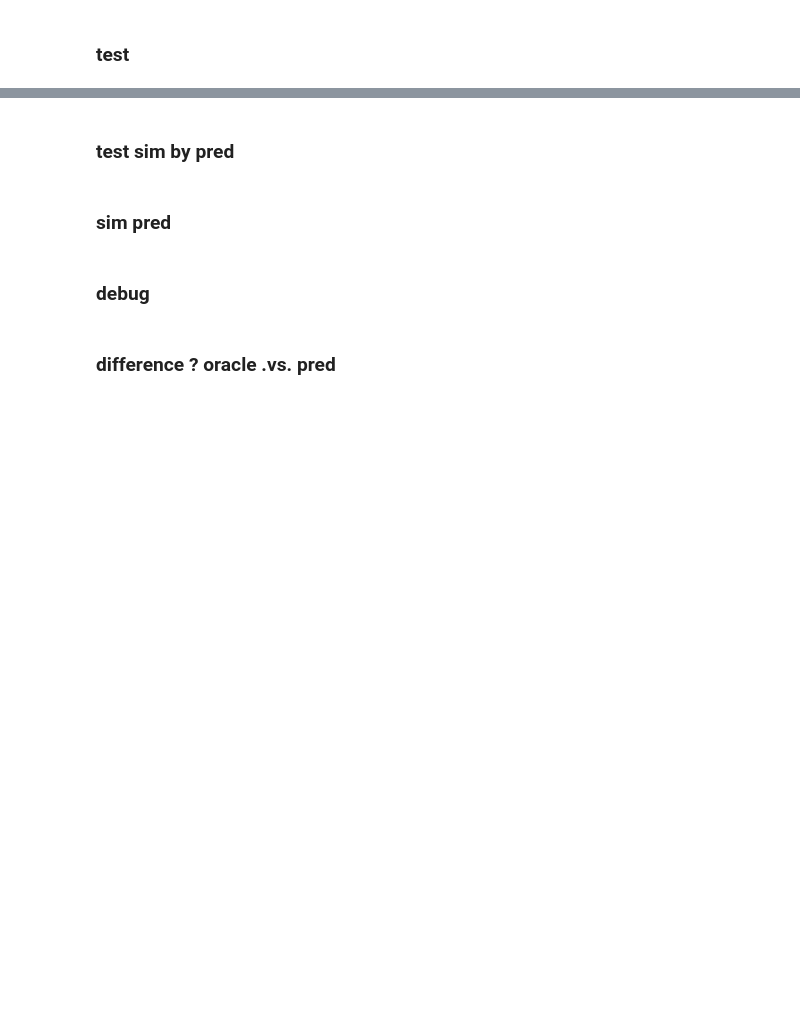
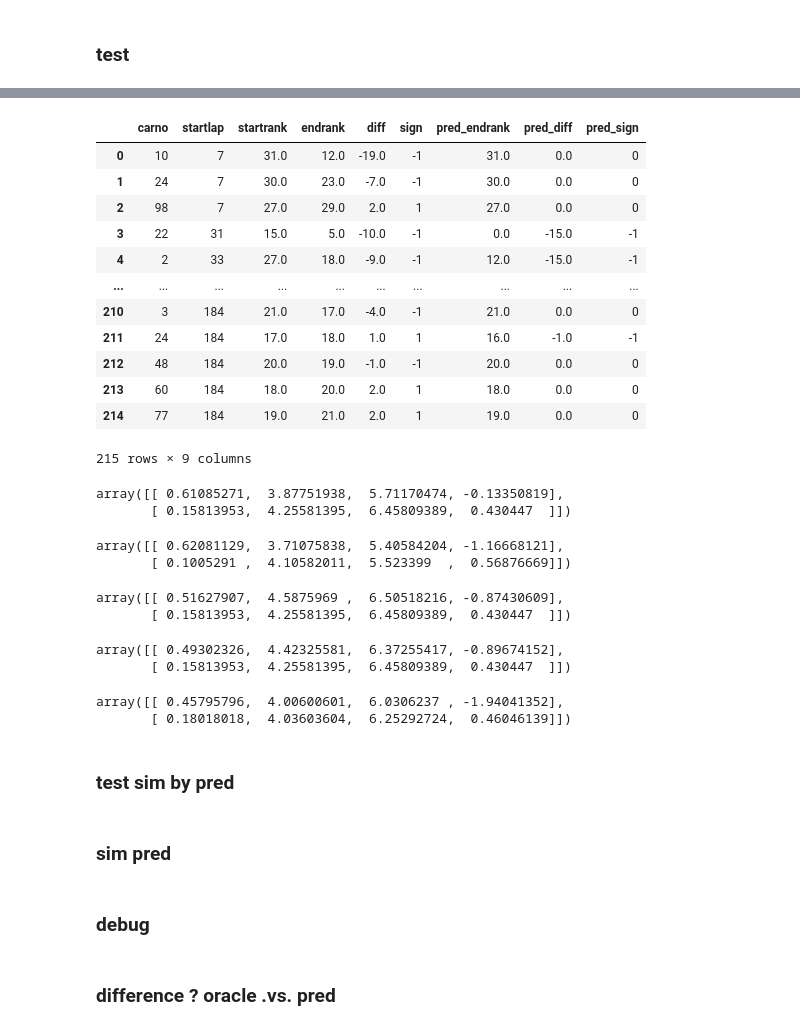
Before and after one commit to DSC-SPIDAL/rankpredictor, a Jupyter notebook: run/20.RankNet/notebook/RankForecasting-stint-paper.ipynb, the cells around one changed output, grey strips where cells are left out. Cells and saved outputs as stored; diff of their text form; code cells hidden in the pictures; blank space fills up the shorter version.

```diff
--- a/run/20.RankNet/notebook/RankForecasting-stint-paper.ipynb
+++ b/run/20.RankNet/notebook/RankForecasting-stint-paper.ipynb
@@ -521,3 +601,46 @@ df[df['carno']==12]
+# %%
+
+df=ret['oracle-RANK-2019-noinlap-nopitage'][0]
+df
+# %% [output]
+|  | carno | startlap | startrank | endrank | diff | sign | pred_endrank | pred_diff | pred_sign |
+| 0 | 10 | 7 | 31.0 | 12.0 | -19.0 | -1 | 31.0 | 0.0 | 0 |
+| 1 | 24 | 7 | 30.0 | 23.0 | -7.0 | -1 | 30.0 | 0.0 | 0 |
+| 2 | 98 | 7 | 27.0 | 29.0 | 2.0 | 1 | 27.0 | 0.0 | 0 |
+| 3 | 22 | 31 | 15.0 | 5.0 | -10.0 | -1 | 0.0 | -15.0 | -1 |
+| 4 | 2 | 33 | 27.0 | 18.0 | -9.0 | -1 | 12.0 | -15.0 | -1 |
+| ... | ... | ... | ... | ... | ... | ... | ... | ... | ... |
+| 210 | 3 | 184 | 21.0 | 17.0 | -4.0 | -1 | 21.0 | 0.0 | 0 |
+| 211 | 24 | 184 | 17.0 | 18.0 | 1.0 | 1 | 16.0 | -1.0 | -1 |
+| 212 | 48 | 184 | 20.0 | 19.0 | -1.0 | -1 | 20.0 | 0.0 | 0 |
+| 213 | 60 | 184 | 18.0 | 20.0 | 2.0 | 1 | 18.0 | 0.0 | 0 |
+| 214 | 77 | 184 | 19.0 | 21.0 | 2.0 | 1 | 19.0 | 0.0 | 0 |
+215 rows × 9 columns
+# %%
+np.mean(acc['oracle-TIMEDIFF-2019-noinlap-pitage'],axis=0)
+# %% [output]
+array([[ 0.61085271,  3.87751938,  5.71170474, -0.13350819],
+       [ 0.15813953,  4.25581395,  6.45809389,  0.430447  ]])
+# %%
+np.mean(acc['pitmodel-RANK-2018-noinlap-pitage'],axis=0)
+# %% [output]
+array([[ 0.62081129,  3.71075838,  5.40584204, -1.16668121],
+       [ 0.1005291 ,  4.10582011,  5.523399  ,  0.56876669]])
+# %%
+np.mean(acc['pitmodel-TIMEDIFF-2019-noinlap-nopitage'],axis=0)
+# %% [output]
+array([[ 0.51627907,  4.5875969 ,  6.50518216, -0.87430609],
+       [ 0.15813953,  4.25581395,  6.45809389,  0.430447  ]])
+# %%
+np.mean(acc['pitmodel-RANK-2019-noinlap-pitage'],axis=0)
+# %% [output]
+array([[ 0.49302326,  4.42325581,  6.37255417, -0.89674152],
+       [ 0.15813953,  4.25581395,  6.45809389,  0.430447  ]])
+# %%
+np.mean(acc['pitmodel-RANK-2019-inlap-nopitage'],axis=0)
+# %% [output]
+array([[ 0.45795796,  4.00600601,  6.0306237 , -1.94041352],
+       [ 0.18018018,  4.03603604,  6.25292724,  0.46046139]])
 # %%
 correct = df[df['sign']==df['pred_sign']]
 acc = len(correct)/len(df)
```
Also changed, not shown: parts of 60 cells of this notebook, 6 other files.
